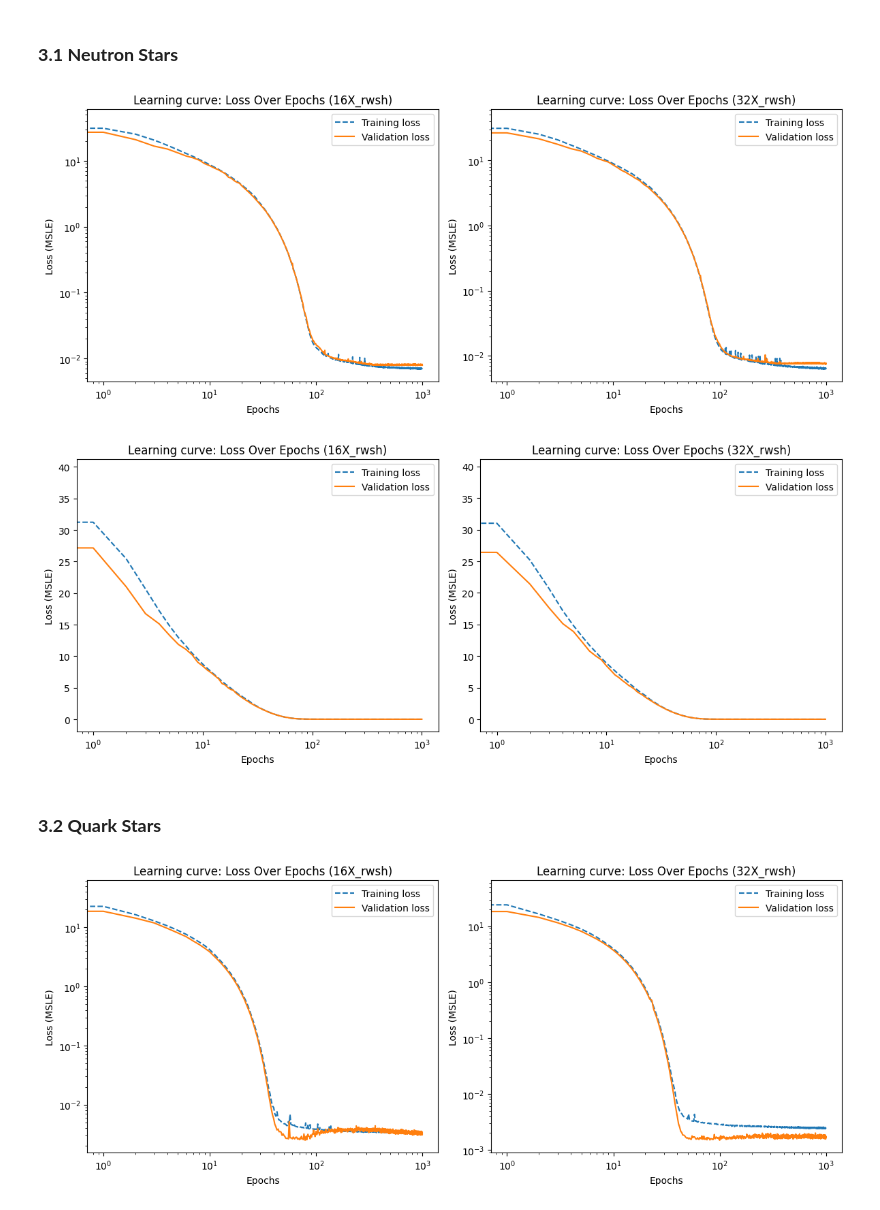
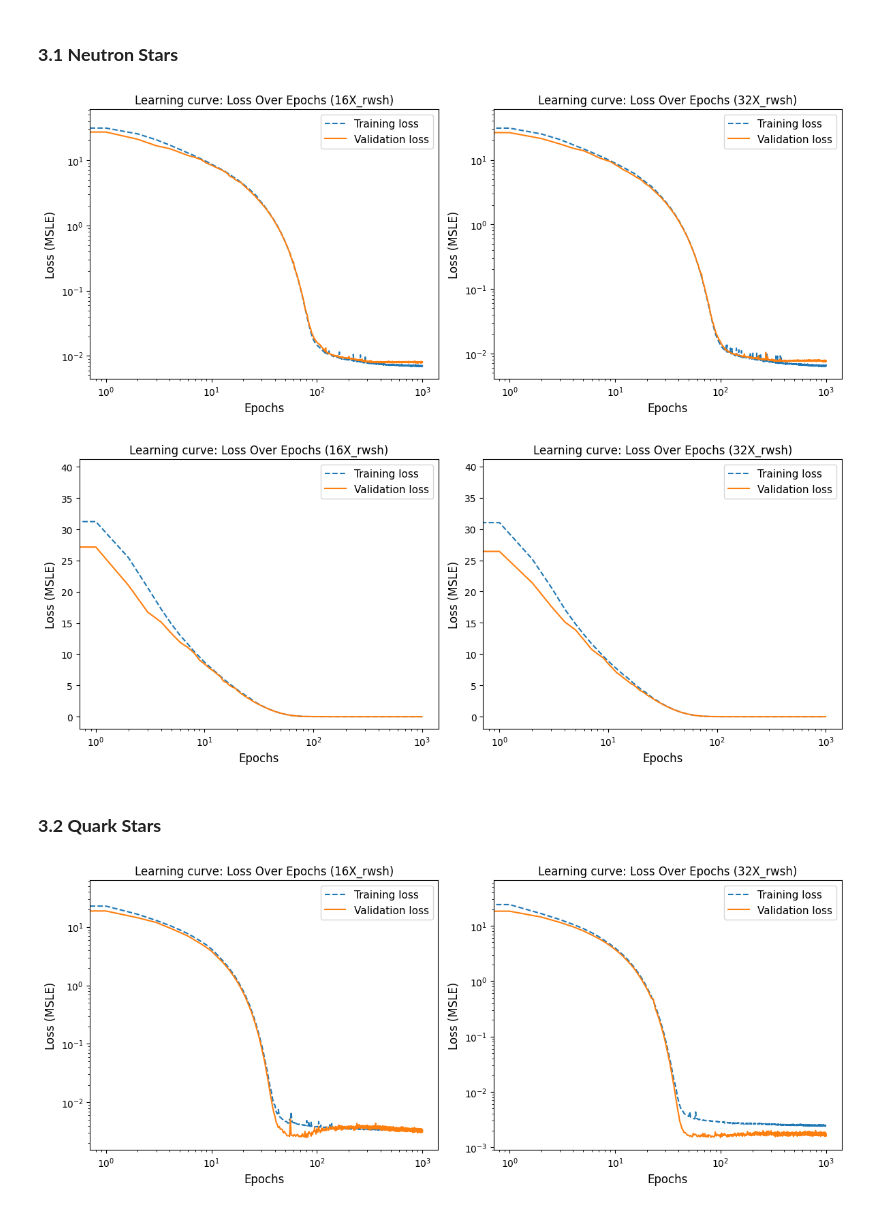
Before and after one commit to istergak/MSc-Computational-Physics-AUTH, a Jupyter notebook: Thesis - ML and ANNs regression models for Exotic Star's EOSs/Part 5 - Final Results/metrics_learning curves_final_results.ipynb, the cells around one changed output. Saved outputs shown, nothing was run; the diff lists cells and outputs as text; code cells hidden in the pictures.

```diff
--- a/Thesis - ML and ANNs regression models for Exotic Star's EOSs/Part 5 - Final Results/metrics_learning curves_final_results.ipynb
+++ b/Thesis - ML and ANNs regression models for Exotic Star's EOSs/Part 5 - Final Results/metrics_learning curves_final_results.ipynb
@@ -176,32 +176,32 @@ fig_gbar_enrg_QS.tight_layout()
 # %%
 fig_lc_enrg_NS,axis_lc_enrg_NS = plt.subplots(1,2,figsize=(12,5))
 
 dnn_files = ["linNS_dnn3_enrg_16X_rwsh.pkl","linNS_dnn3_enrg_32X_rwsh.pkl"]
 
 X_types = ["16X_rwsh","32X_rwsh"]
 
 for i in range(0,len(dnn_files)):
     dnn_data = joblib.load(dnn_files[i])
 
     learning_curve_info = dnn_data["learning_curve"]
 
     loss_log = learning_curve_info["loss_log"]
     val_loss_log = learning_curve_info["val_loss_log"]
 
     axis_lc_enrg_NS[i].plot(loss_log,"--",label="Training loss")
     axis_lc_enrg_NS[i].plot(val_loss_log,label="Validation loss")
 
-    axis_lc_enrg_NS[i].set_xlabel("Epochs")
-    axis_lc_enrg_NS[i].set_ylabel("Loss (MSLE)")
+    axis_lc_enrg_NS[i].set_xlabel("Epochs",fontsize=12)
+    axis_lc_enrg_NS[i].set_ylabel("Loss (MSLE)",fontsize=12)
     axis_lc_enrg_NS[i].set_xscale("log")
     axis_lc_enrg_NS[i].set_yscale("log")
-    axis_lc_enrg_NS[i].legend()
+    axis_lc_enrg_NS[i].legend(fontsize=11)
     axis_lc_enrg_NS[i].set_title(f"Learning curve: Loss Over Epochs ({X_types[i]})")
 
 fig_lc_enrg_NS.tight_layout()
-#fig_lc_enrg_NS.savefig("learning_curve_NS_log.png",dpi=300)
+fig_lc_enrg_NS.savefig("learning_curve_NS_loglog.pdf",dpi=300)
 # %% [output]
-[figure, old version]
+[figure, new version]
 # %%
 fig_lc_enrg_NS,axis_lc_enrg_NS = plt.subplots(1,2,figsize=(12,5))
 
@@ -220,17 +220,17 @@ for i in range(0,len(dnn_files)):
     axis_lc_enrg_NS[i].plot(loss_log,"--",label="Training loss")
     axis_lc_enrg_NS[i].plot(val_loss_log,label="Validation loss")
 
-    axis_lc_enrg_NS[i].set_xlabel("Epochs")
-    axis_lc_enrg_NS[i].set_ylabel("Loss (MSLE)")
+    axis_lc_enrg_NS[i].set_xlabel("Epochs",fontsize=12)
+    axis_lc_enrg_NS[i].set_ylabel("Loss (MSLE)",fontsize=12)
     axis_lc_enrg_NS[i].set_xscale("log")
     #axis_lc_enrg_NS[i].set_yscale("log")
-    axis_lc_enrg_NS[i].legend()
+    axis_lc_enrg_NS[i].legend(fontsize=11)
     axis_lc_enrg_NS[i].set_title(f"Learning curve: Loss Over Epochs ({X_types[i]})")
 
 fig_lc_enrg_NS.tight_layout()
-#fig_lc_enrg_NS.savefig("learning_curve_NS_log.png",dpi=300)
+fig_lc_enrg_NS.savefig("learning_curve_NS_semilog.pdf",dpi=300)
 # %% [output]
-[figure, old version]
+[figure, new version]
 # %% [markdown]
 ### **3.2 Quark Stars**
 # %%
@@ -251,17 +251,17 @@ for i in range(0,len(dnn_files)):
     axis_lc_enrg_QS[i].plot(loss_log,"--",label="Training loss")
     axis_lc_enrg_QS[i].plot(val_loss_log,label="Validation loss")
 
-    axis_lc_enrg_QS[i].set_xlabel("Epochs")
-    axis_lc_enrg_QS[i].set_ylabel("Loss (MSLE)")
+    axis_lc_enrg_QS[i].set_xlabel("Epochs",fontsize=12)
+    axis_lc_enrg_QS[i].set_ylabel("Loss (MSLE)",fontsize=12)
     axis_lc_enrg_QS[i].set_xscale("log")
     axis_lc_enrg_QS[i].set_yscale("log")
-    axis_lc_enrg_QS[i].legend()
+    axis_lc_enrg_QS[i].legend(fontsize=11)
     axis_lc_enrg_QS[i].set_title(f"Learning curve: Loss Over Epochs ({X_types[i]})")
 
 fig_lc_enrg_QS.tight_layout()
-#fig_lc_enrg_QS.savefig("learning_curve_QS.png",dpi=300)
+fig_lc_enrg_QS.savefig("learning_curve_QS_loglog.pdf",dpi=300)
 # %% [output]
-[figure, old version]
+[figure, new version]
 # %%
 fig_lc_enrg_QS,axis_lc_enrg_QS = plt.subplots(1,2,figsize=(12,5))
 
```
Also changed, not shown: parts of 3 cells of this notebook.
